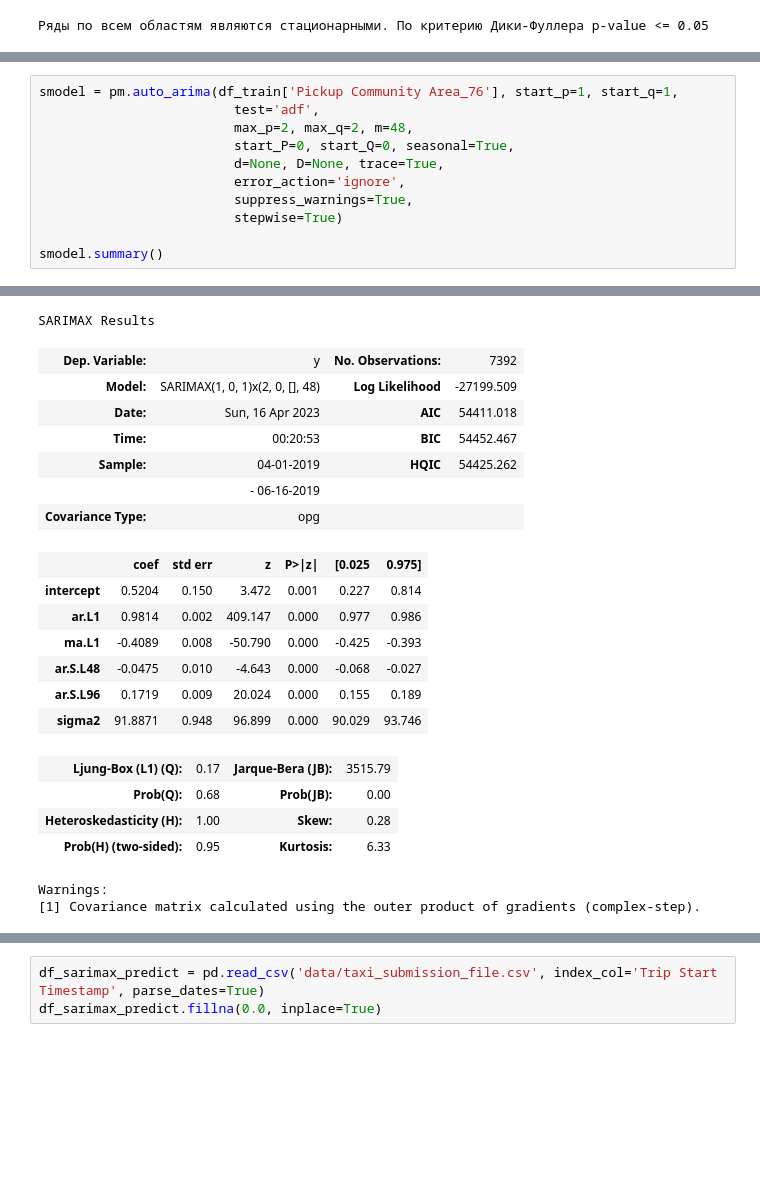
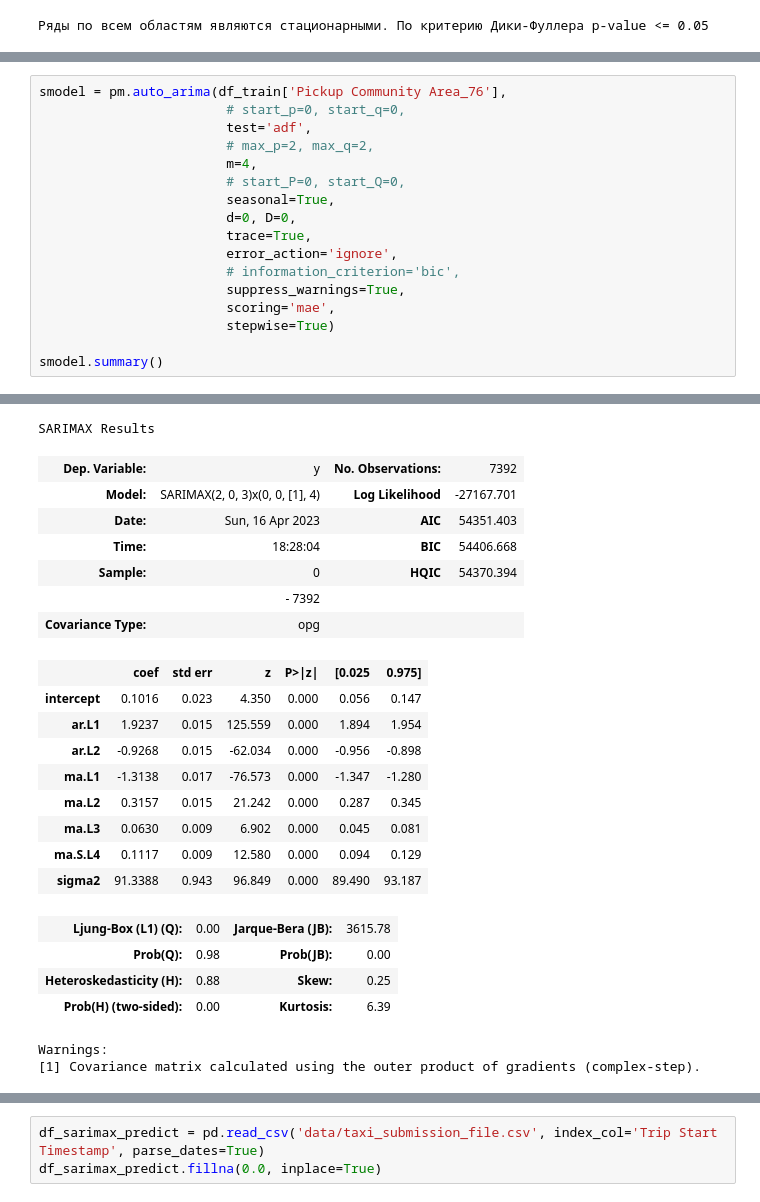
Before and after one commit to dbadeev/uber, a Jupyter notebook: uber.ipynb, the cells around one changed output, grey strips where cells are left out. Drawn from its saved outputs; the diff is of its cells as text; blank space fills up the shorter version.

Commit message:
Experiments with SARIMA params

```diff
--- a/uber.ipynb
+++ b/uber.ipynb
@@ -555,12 +583,18 @@ gc.collect()
 # %%
-smodel = pm.auto_arima(df_train['Pickup Community Area_76'], start_p=1, start_q=1,
-						 test='adf',
-						 max_p=2, max_q=2, m=48,
-						 start_P=0, start_Q=0, seasonal=True,
-						 d=None, D=None, trace=True,
-						 error_action='ignore',
-						 suppress_warnings=True,
-						 stepwise=True)
+smodel = pm.auto_arima(df_train['Pickup Community Area_76'],
+					   	# start_p=0, start_q=0,
+						test='adf',
+						# max_p=2, max_q=2,
+					   	m=4,
+						# start_P=0, start_Q=0,
+					   	seasonal=True,
+						d=0, D=0,
+					   	trace=True,
+						error_action='ignore',
+					   	# information_criterion='bic',
+						suppress_warnings=True,
+					  	scoring='mae',
+						stepwise=True)
 
 smodel.summary()
 # %% [output]
@@ -584,21 +618,23 @@ Total fit time: 3199.503 seconds
 SARIMAX Results
 | Dep. Variable: | y | No. Observations: | 7392 |
-| Model: | SARIMAX(1, 0, 1)x(2, 0, [], 48) | Log Likelihood | -27199.509 |
-| Date: | Sun, 16 Apr 2023 | AIC | 54411.018 |
-| Time: | 00:20:53 | BIC | 54452.467 |
-| Sample: | 04-01-2019 | HQIC | 54425.262 |
-|  | - 06-16-2019 |  |  |
+| Model: | SARIMAX(2, 0, 3)x(0, 0, [1], 4) | Log Likelihood | -27167.701 |
+| Date: | Sun, 16 Apr 2023 | AIC | 54351.403 |
+| Time: | 18:28:04 | BIC | 54406.668 |
+| Sample: | 0 | HQIC | 54370.394 |
+|  | - 7392 |  |  |
 | Covariance Type: | opg |  |  |
 |  | coef | std err | z | P>|z| | [0.025 | 0.975] |
-| intercept | 0.5204 | 0.150 | 3.472 | 0.001 | 0.227 | 0.814 |
-| ar.L1 | 0.9814 | 0.002 | 409.147 | 0.000 | 0.977 | 0.986 |
-| ma.L1 | -0.4089 | 0.008 | -50.790 | 0.000 | -0.425 | -0.393 |
-| ar.S.L48 | -0.0475 | 0.010 | -4.643 | 0.000 | -0.068 | -0.027 |
-| ar.S.L96 | 0.1719 | 0.009 | 20.024 | 0.000 | 0.155 | 0.189 |
-| sigma2 | 91.8871 | 0.948 | 96.899 | 0.000 | 90.029 | 93.746 |
+| intercept | 0.1016 | 0.023 | 4.350 | 0.000 | 0.056 | 0.147 |
+| ar.L1 | 1.9237 | 0.015 | 125.559 | 0.000 | 1.894 | 1.954 |
+| ar.L2 | -0.9268 | 0.015 | -62.034 | 0.000 | -0.956 | -0.898 |
+| ma.L1 | -1.3138 | 0.017 | -76.573 | 0.000 | -1.347 | -1.280 |
+| ma.L2 | 0.3157 | 0.015 | 21.242 | 0.000 | 0.287 | 0.345 |
+| ma.L3 | 0.0630 | 0.009 | 6.902 | 0.000 | 0.045 | 0.081 |
+| ma.S.L4 | 0.1117 | 0.009 | 12.580 | 0.000 | 0.094 | 0.129 |
+| sigma2 | 91.3388 | 0.943 | 96.849 | 0.000 | 89.490 | 93.187 |
-| Ljung-Box (L1) (Q): | 0.17 | Jarque-Bera (JB): | 3515.79 |
-| Prob(Q): | 0.68 | Prob(JB): | 0.00 |
-| Heteroskedasticity (H): | 1.00 | Skew: | 0.28 |
-| Prob(H) (two-sided): | 0.95 | Kurtosis: | 6.33 |
+| Ljung-Box (L1) (Q): | 0.00 | Jarque-Bera (JB): | 3615.78 |
+| Prob(Q): | 0.98 | Prob(JB): | 0.00 |
+| Heteroskedasticity (H): | 0.88 | Skew: | 0.25 |
+| Prob(H) (two-sided): | 0.00 | Kurtosis: | 6.39 |
 Warnings:
 [1] Covariance matrix calculated using the outer product of gradients (complex-step).
```
Also changed, not shown: parts of 23 cells of this notebook.
